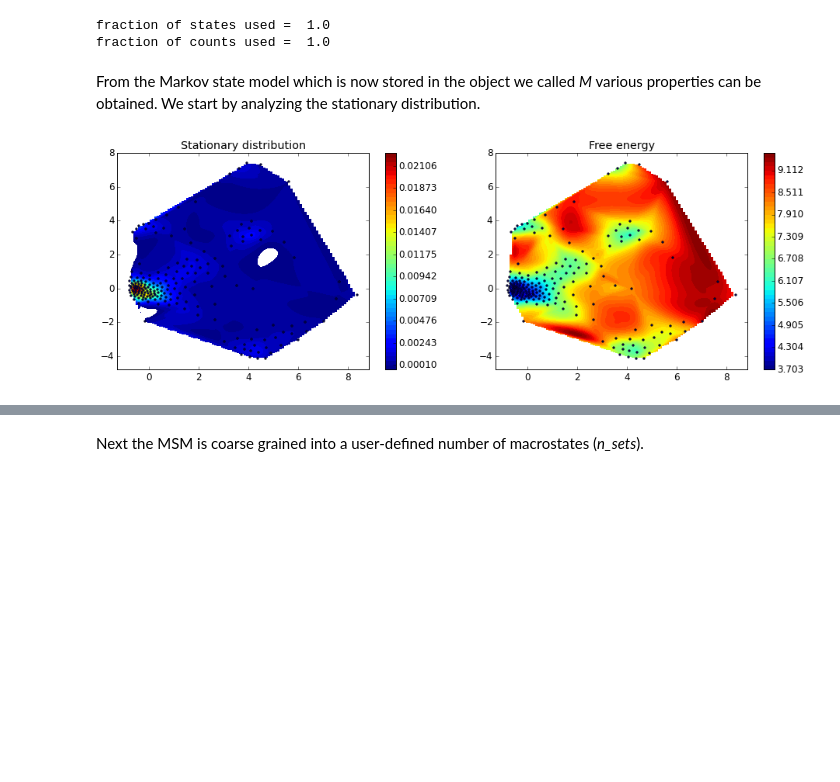
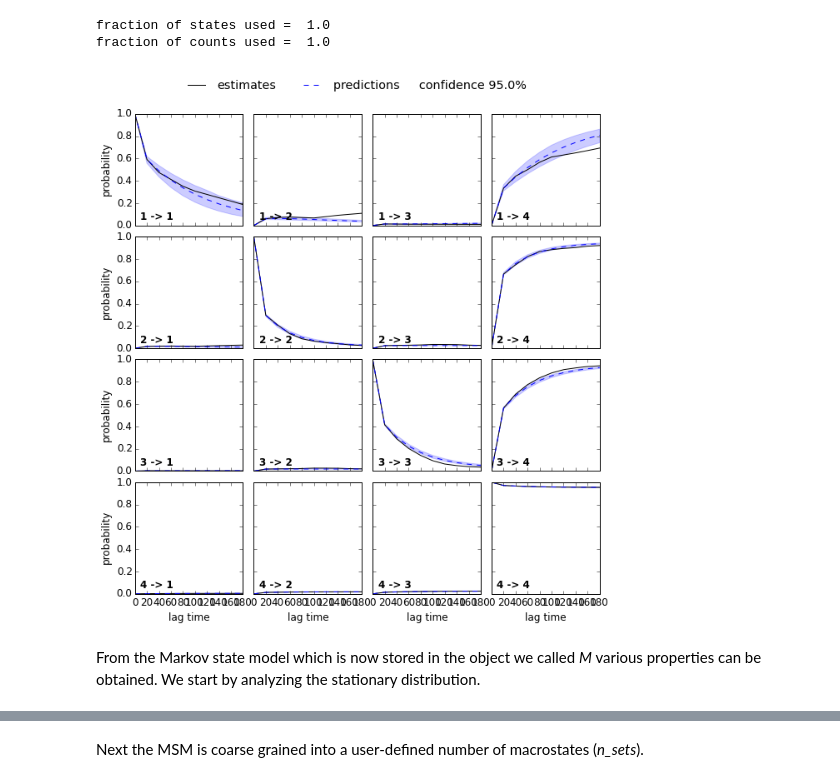
Before and after one commit to markovmodel/PyEMMA_IPython, a Jupyter notebook: md2msm_penta_peptide/md2msm_penta_peptide.ipynb, the cells around one changed output, grey strips where cells are left out. Saved outputs shown, nothing was run; the diff lists cells and outputs as text; code cells hidden in the pictures; blank space fills up the shorter version.

```diff
--- a/md2msm_penta_peptide/md2msm_penta_peptide.ipynb
+++ b/md2msm_penta_peptide/md2msm_penta_peptide.ipynb
@@ -163,26 +197,21 @@ mpl.plot_implied_timescales(its)
 # %% [markdown]
 # Estimate MSM
 # %%
-M = msm.estimate_markov_model(dtrajs, 30)
+M = msm.bayesian_markov_model(dtrajs, 20)
 print 'fraction of states used = ', M.active_state_fraction
 print 'fraction of counts used = ', M.active_count_fraction
 # %% [output]
 fraction of states used =  1.0
 fraction of counts used =  1.0
+# %%
+# validate
+cktest = M.cktest(4)
+mpl.plot_cktest(cktest);
+savefig('./figs/cktest.png')
+# %% [output]
+[figure, added]
 # %% [markdown]
 From the Markov state model which is now stored in the object we called *M* various properties can be obtained. We start by analyzing the stationary distribution.
 # %%
 pi = M.stationary_distribution # stationary distribution
 F_pi = -np.log(pi)  # free energy based on stationary distribution
-# %%
-fig = plt.figure(figsize=(16,5))
-matplotlib.rcParams.update({'font.size': 12})
-ax1=plt.subplot(121)
-ax1.set_title('Stationary distribution')
-ax1 = mpl.scatter_contour(cc_x, cc_y, pi)
-
-ax2=plt.subplot(122)
-ax2.set_title('Free energy')
-ax2 = mpl.scatter_contour(cc_x, cc_y, F_pi)
-# %% [output]
-[figure, removed]
```
Also changed, not shown: parts of 43 cells of this notebook, 23 other files.
